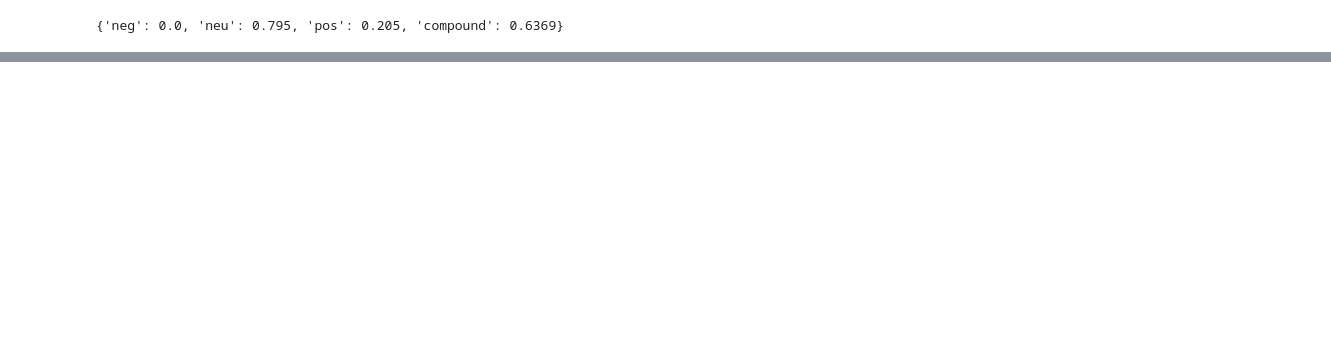
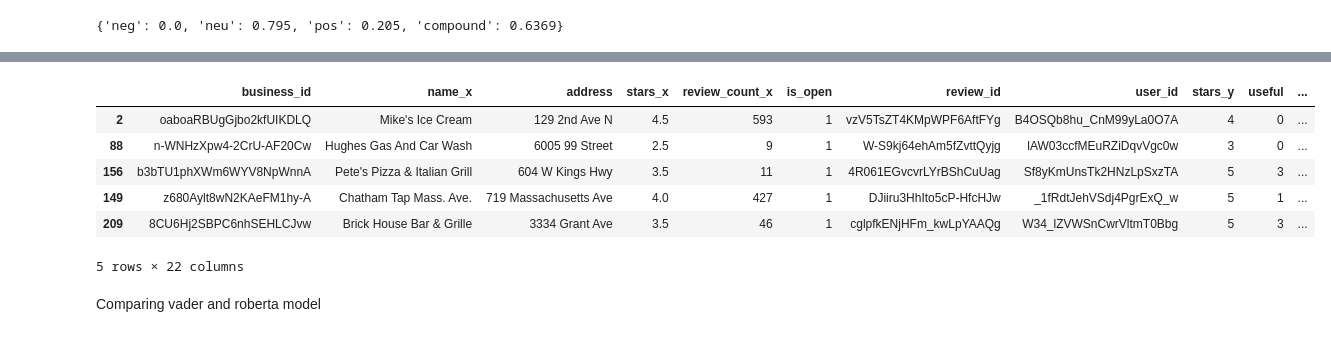
Before and after one commit to apexapaudel484/Event-recommendation, a Jupyter notebook: sentiment-analysis.ipynb, the cells around one changed output, grey strips where cells are left out. Drawn from its saved outputs; the diff is of its cells as text; code cells hidden in the pictures; blank space fills up the shorter version.

```diff
--- a/sentiment-analysis.ipynb
+++ b/sentiment-analysis.ipynb
@@ -373,3 +359,30 @@ scores_dict
 sia.polarity_scores(example)
 # %% [output]
 {'neg': 0.0, 'neu': 0.795, 'pos': 0.205, 'compound': 0.6369}
+# %%
+def roberta_score(example):
+    max_length = 512
+    encoded = tokenizer(example,return_tensors='pt', truncation=True, padding=True,max_length = max_length )
+    input_ids = encoded['input_ids']
+    attention_mask = encoded['attention_mask']
+    output = model(input_ids=input_ids, attention_mask=attention_mask, token_type_ids=None)
+    output=model(**encoded)
+    scores=output[0][0].detach().numpy()
+    scores=softmax(scores)
+    scores_dict ={
+        'roberta_neg':scores[0],
+        'roberta_neu':scores[1],
+        'roberta_pos':scores[2]
+        }
+    return scores_dict
+# %%
+res={}
+for i , row in tqdm(df.iterrows() , total= len(df)):
+    text = row['text']
+    myid= row['business_id']
+    scores=roberta_score(text)
+    res[myid]=scores
+# %%
+b=pd.DataFrame(res).T
+b=b.reset_index().rename(columns={"index":"business_id"})
+b
@@ -375,0 +403,13 @@ sia.polarity_scores(example)
+# %%
+new_df=new_df.merge(b,on="business_id")
+new_df.sample(5)
+# %% [output]
+|  | business_id | name_x | address | stars_x | review_count_x | is_open | review_id | user_id | stars_y | useful | ... |
+| 2 | oaboaRBUgGjbo2kfUIKDLQ | Mike's Ice Cream | 129 2nd Ave N | 4.5 | 593 | 1 | vzV5TsZT4KMpWPF6AftFYg | B4OSQb8hu_CnM99yLa0O7A | 4 | 0 | ... |
+| 88 | n-WNHzXpw4-2CrU-AF20Cw | Hughes Gas And Car Wash | 6005 99 Street | 2.5 | 9 | 1 | W-S9kj64ehAm5fZvttQyjg | lAW03ccfMEuRZiDqvVgc0w | 3 | 0 | ... |
+| 156 | b3bTU1phXWm6WYV8NpWnnA | Pete's Pizza & Italian Grill | 604 W Kings Hwy | 3.5 | 11 | 1 | 4R061EGvcvrLYrBShCuUag | Sf8yKmUnsTk2HNzLpSxzTA | 5 | 3 | ... |
+| 149 | z680Aylt8wN2KAeFM1hy-A | Chatham Tap Mass. Ave. | 719 Massachusetts Ave | 4.0 | 427 | 1 | DJiiru3HhIto5cP-HfcHJw | _1fRdtJehVSdj4PgrExQ_w | 5 | 1 | ... |
+| 209 | 8CU6Hj2SBPC6nhSEHLCJvw | Brick House Bar & Grille | 3334 Grant Ave | 3.5 | 46 | 1 | cglpfkENjHFm_kwLpYAAQg | W34_lZVWSnCwrVltmT0Bbg | 5 | 3 | ... |
+5 rows × 22 columns
+# %% [markdown]
+Comparing vader and roberta model
```
Also changed, not shown: parts of 17 cells of this notebook.
